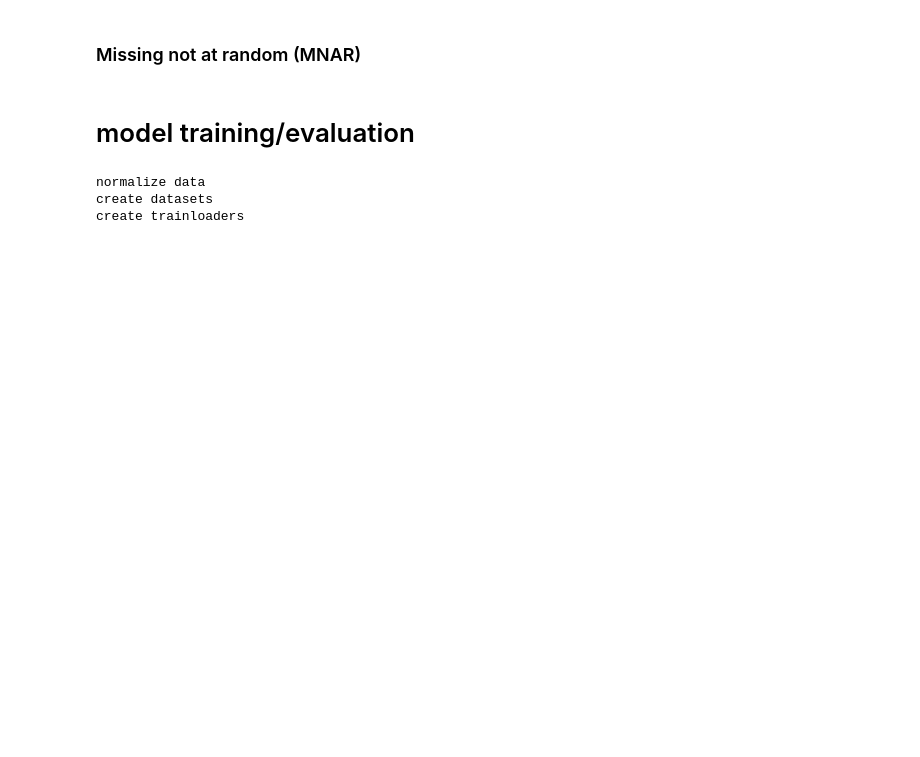
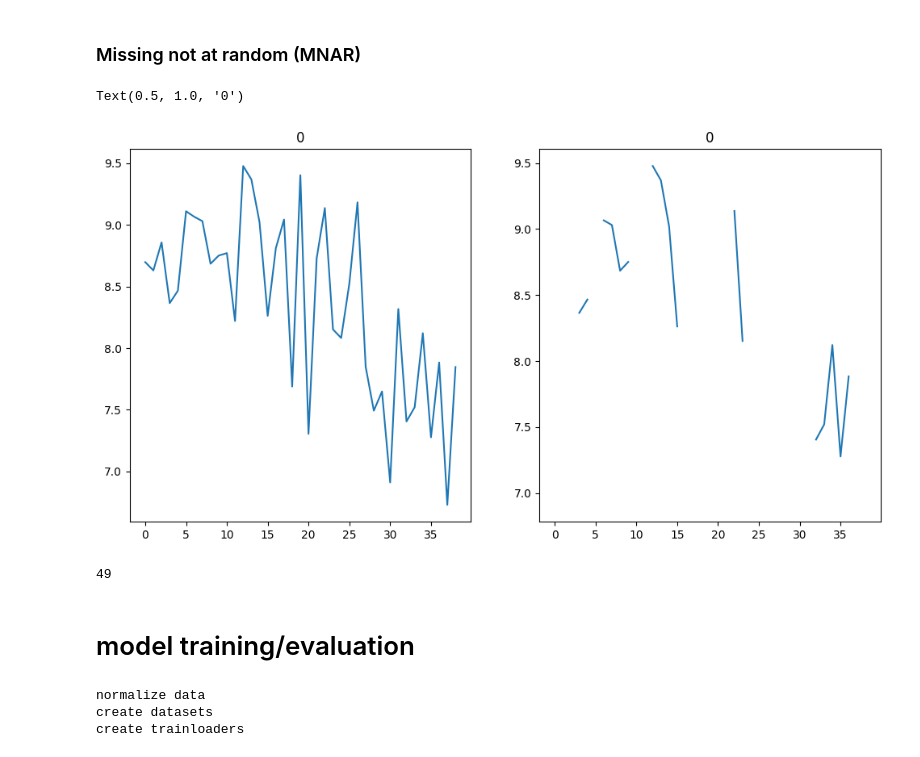
Before and after one commit to jp4147/trend-analysis, a Jupyter notebook: experiment.ipynb, the cells around one changed output. Drawn from its saved outputs; the diff is of its cells as text; code cells hidden in the pictures; blank space fills up the shorter version.

```diff
--- a/experiment.ipynb
+++ b/experiment.ipynb
@@ -159,0 +200,3 @@ max_len
+# %%
+with open('datasets/mar_beta0.1.pickle','wb') as handle:
+    pickle.dump(data_miss, handle)
@@ -161,0 +227,18 @@ max_len
+# %%
+import pickle
+with open('datasets/noise0.6_beta0.1.pickle','rb') as handle:
+    trends_data = pickle.load(handle)
+
+data_miss = introduce_mar(copy.deepcopy(trends_data))
+
+# miss = 0.1
+i = 70
+fig, axes = plt.subplots(1, 2, figsize=(12, 6))
+axes[0].plot(trends_data[i]['seq'])
+axes[0].set_title(trends_data[i]['label'])
+
+axes[1].plot(data_miss[i]['seq'])
+axes[1].set_title(data_miss[i]['label'])
+# %% [output]
+Text(0.5, 1.0, '0')
+[figure, added]
@@ -162,3 +252,11 @@ max_len
+# %%
+max_len = 0
+for i, d in data_miss.items():
+    if max_len<len(d['seq']):
+        max_len = len(d['seq'])
+max_len
+# %% [output]
+49
 # %% [markdown]
 # model training/evaluation
 # %%
```
Also changed, not shown: parts of 19 cells of this notebook, 28 other files.
